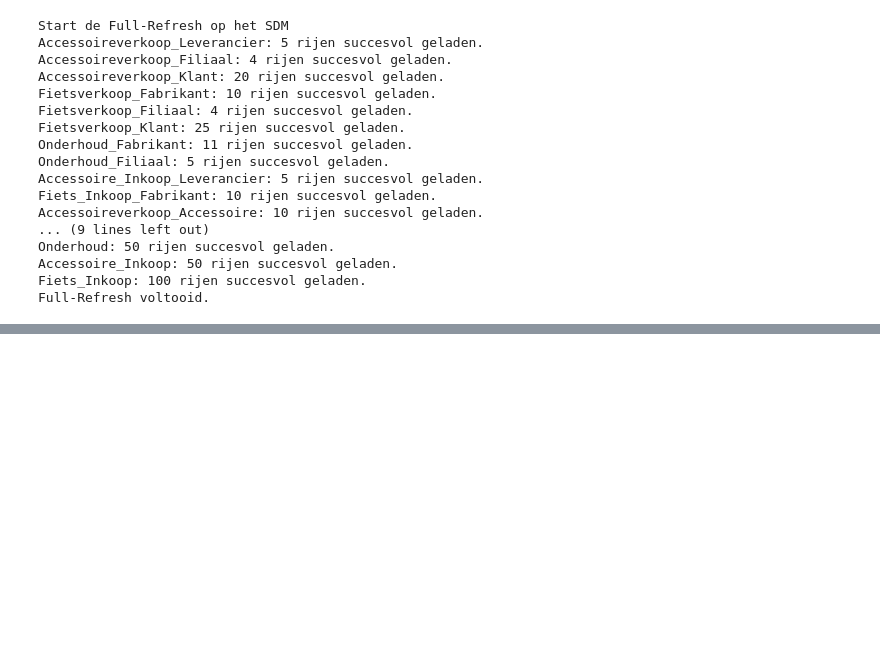
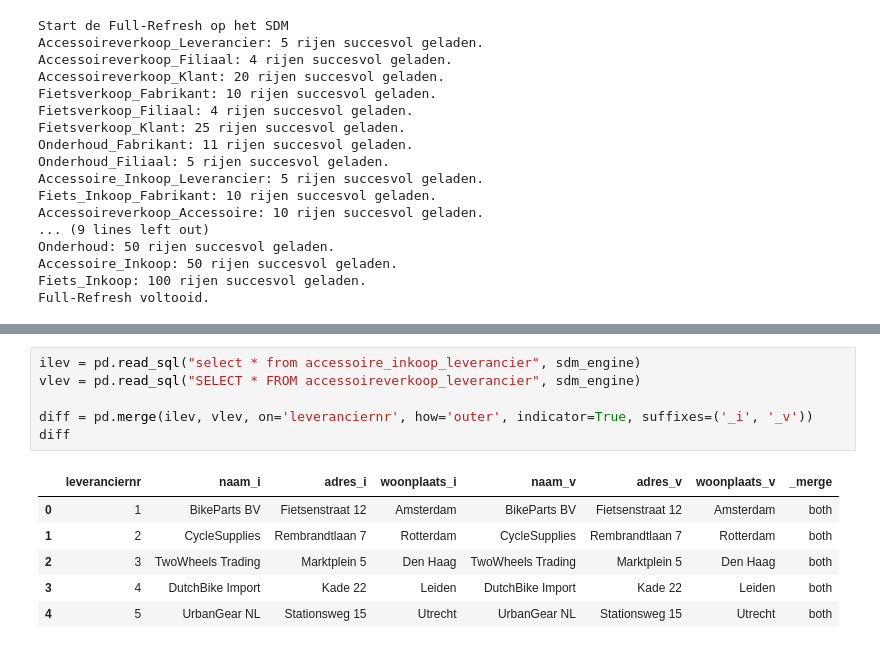
Before and after one commit to Andretjuhh/DUO-ENV-SE4, a Jupyter notebook: SDM/SDM_Functies.ipynb, the cells around one changed output, grey strips where cells are left out. Cells and saved outputs as stored; diff of their text form; blank space fills up the shorter version.

```diff
--- a/SDM/SDM_Functies.ipynb
+++ b/SDM/SDM_Functies.ipynb
@@ -193,0 +218,13 @@ nextdiff
+# %%
+ilev = pd.read_sql("select * from accessoire_inkoop_leverancier", sdm_engine)
+vlev = pd.read_sql("SELECT * FROM accessoireverkoop_leverancier", sdm_engine)
+
+diff = pd.merge(ilev, vlev, on='leveranciernr', how='outer', indicator=True, suffixes=('_i', '_v'))
+diff
+# %% [output]
+|  | leveranciernr | naam_i | adres_i | woonplaats_i | naam_v | adres_v | woonplaats_v | _merge |
+| 0 | 1 | BikeParts BV | Fietsenstraat 12 | Amsterdam | BikeParts BV | Fietsenstraat 12 | Amsterdam | both |
+| 1 | 2 | CycleSupplies | Rembrandtlaan 7 | Rotterdam | CycleSupplies | Rembrandtlaan 7 | Rotterdam | both |
+| 2 | 3 | TwoWheels Trading | Marktplein 5 | Den Haag | TwoWheels Trading | Marktplein 5 | Den Haag | both |
+| 3 | 4 | DutchBike Import | Kade 22 | Leiden | DutchBike Import | Kade 22 | Leiden | both |
+| 4 | 5 | UrbanGear NL | Stationsweg 15 | Utrecht | UrbanGear NL | Stationsweg 15 | Utrecht | both |
```
Also changed, not shown: parts of 3 cells of this notebook, 1 other file.
